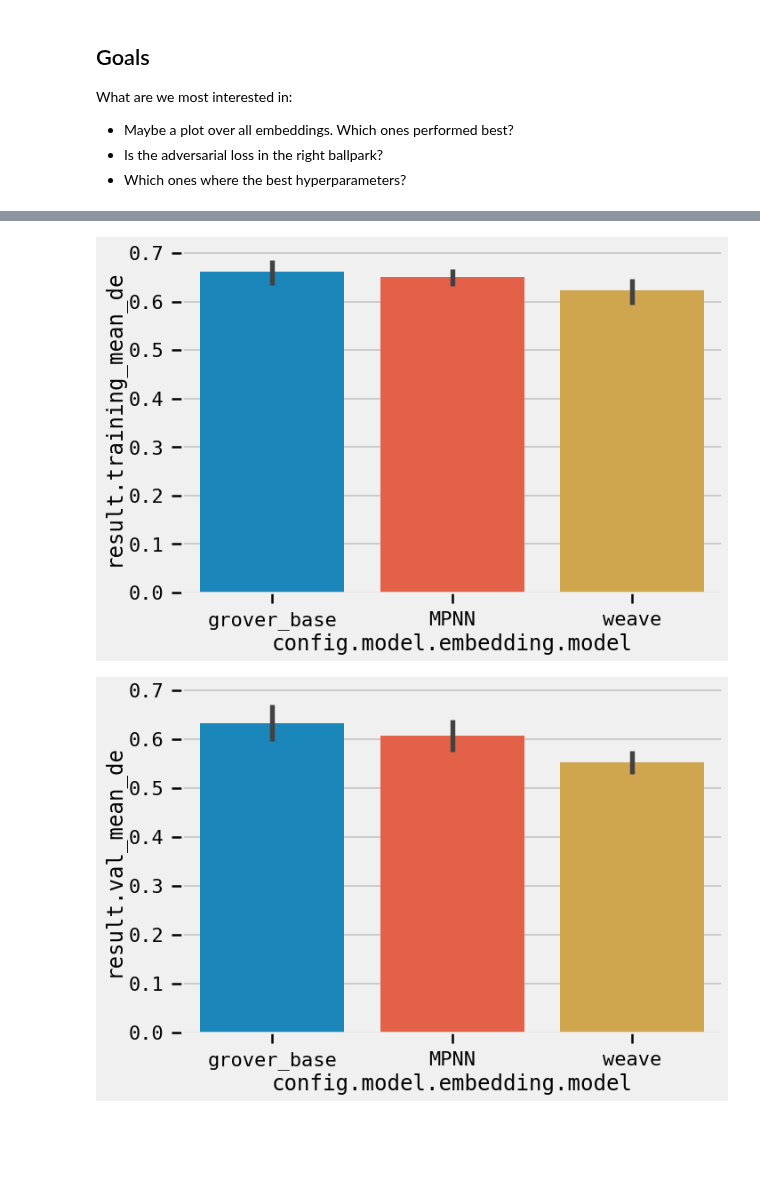
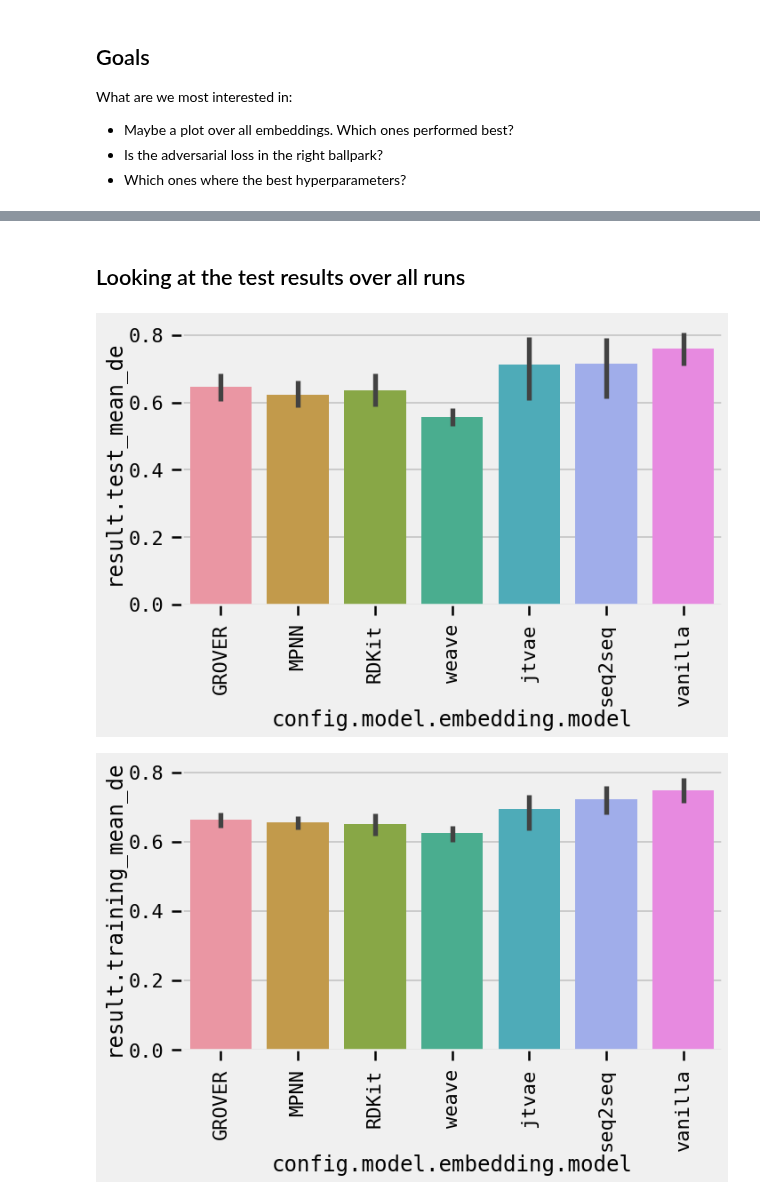
Before and after one commit to theislab/chemCPA, a Jupyter notebook: simon/plot_sweep_results.ipynb, the cells around one changed output, grey strips where cells are left out. Drawn from its saved outputs; the diff is of its cells as text; code cells hidden in the pictures; blank space fills up the shorter version.

```diff
--- a/simon/plot_sweep_results.ipynb
+++ b/simon/plot_sweep_results.ipynb
@@ -24,3 +17,16 @@ results = seml.get_results(
+# %%
+# batch_id 39 is the sweep with all the embeddings (except Vanilla)
+# batch_id 44 is the sweep with just vanilla
+# batch_id 41 is seq2seq and jtvae (not a full sweep)
+# batch_id 42 is the result of running the best hyperparameters again for each
+# batch_id 43 is the result of running the best hparams again for Vanilla
+results = seml.get_results(
+    "cpa_transf",
+    to_data_frame=True,
+    fields=["config", "result", "seml", "config_hash"],
+    states=["COMPLETED"],
+    filter_dict={"batch_id": {"$in": [39, 44, 41, 42, 43]}}
+)
 # %%
 results
 # %% [output]
@@ -72,6 +78,7 @@ sweeped_cols = [
 # percentage of training runs that resulted in NaNs
 import math
 
+results["config.model.embedding.model"] = results["config.model.embedding.model"].fillna("vanilla")
 nan_results = results[results["result.loss_reconstruction"].apply(lambda x: math.isnan(sum(x)))]
 results_clean = results[~results["result.loss_reconstruction"].apply(lambda x: math.isnan(sum(x)))].copy()
 print(len(nan_results) / len(results))
@@ -96,13 +106,21 @@ What are we most interested in:
 - Is the adversarial loss in the right ballpark?
 - Which ones where the best hyperparameters?
 # %%
+# rename for cleanliness
+results_clean["config.model.embedding.model"] = results_clean["config.model.embedding.model"].replace("grover_base",
+                                                                                                      "GROVER")
+results_clean["config.model.embedding.model"] = results_clean["config.model.embedding.model"].replace("rdkit", "RDKit")
+
+# calculate some stats
 results_clean["result.val_agg_mean"] = results_clean["result.test"].apply(lambda x: sum(x[0]) / len(x[0]))
-results_clean["result.val_mean_de"] = results_clean["result.test"].apply(lambda x:x[0][1])
+results_clean["result.val_agg_mean"] = results_clean["result.test"].apply(lambda x: sum(x[0]) / len(x[0]))
+results_clean["result.val_mean_de"] = results_clean["result.test"].apply(lambda x: x[0][1])
 results_clean["result.test_agg_mean"] = results_clean["result.ood"].apply(lambda x: sum(x[0]) / len(x[0]))
-results_clean["result.test_mean_de"] = results_clean["result.ood"].apply(lambda x:x[0][1])
+results_clean["result.test_mean_de"] = results_clean["result.ood"].apply(lambda x: x[0][1])
 results_clean["result.training_agg_mean"] = results_clean["result.training"].apply(lambda x: sum(x[0]) / len(x[0]))
-results_clean["result.training_mean_de"] = results_clean["result.training"].apply(lambda x:x[0][1])
-results_clean["result.perturbation disentanglement"] = results_clean["result.perturbation disentanglement"].apply(lambda x: x[0])
+results_clean["result.training_mean_de"] = results_clean["result.training"].apply(lambda x: x[0][1])
+results_clean["result.perturbation disentanglement"] = results_clean["result.perturbation disentanglement"].apply(
+    lambda x: x[0])
 results_clean
 # %% [output]
 |  | _id | config_hash | seml.executable | seml.name | seml.output_dir | seml.conda_environment | ... |
@@ -132,11 +147,15 @@ Text(0.5, 1.0, 'Total epochs before final stopping (min 125)')
+# %% [markdown]
+## Looking at the test results over all runs
 # %%
-for y in ("result.training_mean_de", "result.val_mean_de", "result.test_mean_de"):
+for y in ("result.test_mean_de", "result.training_mean_de", "result.val_mean_de"):
     fig = plt.figure()
-    ax = sn.barplot(data=results_clean, x="config.model.embedding.model", y=y)
+    ax = sn.barplot(data=results_clean,
+                    x="config.model.embedding.model", y=y)
+    ax.set_xticklabels(ax.get_xticklabels(), rotation=90)
     plt.tight_layout()
-    fig.savefig(out_dir / f"LINCS_pretraining_{y}.png", dpi=300, bbox_inches="tight",
-                      facecolor="white", transparent=True)
+    # fig.savefig(out_dir / f"LINCS_pretraining_{y}.png", dpi=300, bbox_inches="tight",
+    #            facecolor="white", transparent=True)
     plt.show()
 # %% [output]
-[figure, old version]
+[figure, new version]
-[figure, old version]
+[figure, new version]
```
Also changed, not shown: parts of 26 cells of this notebook, 9 other files.
